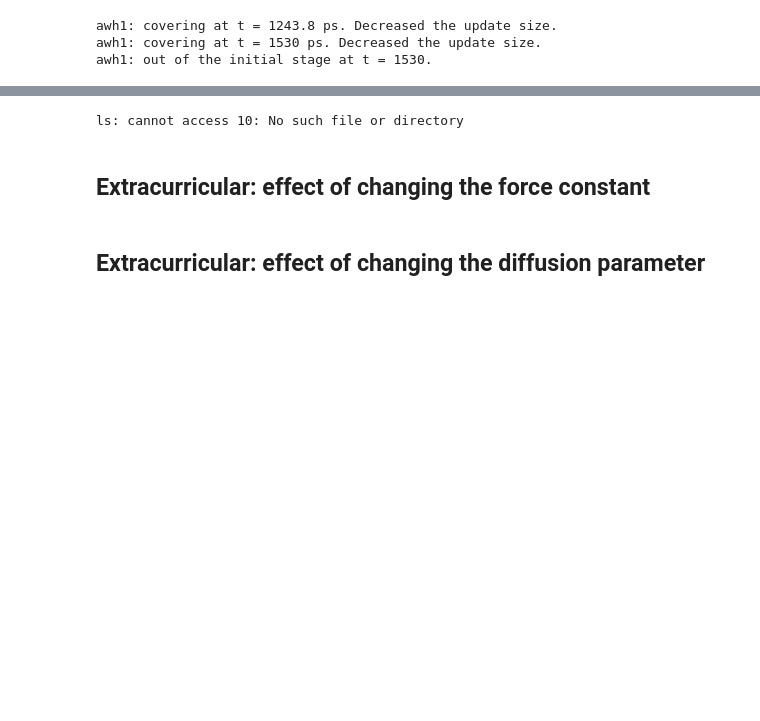
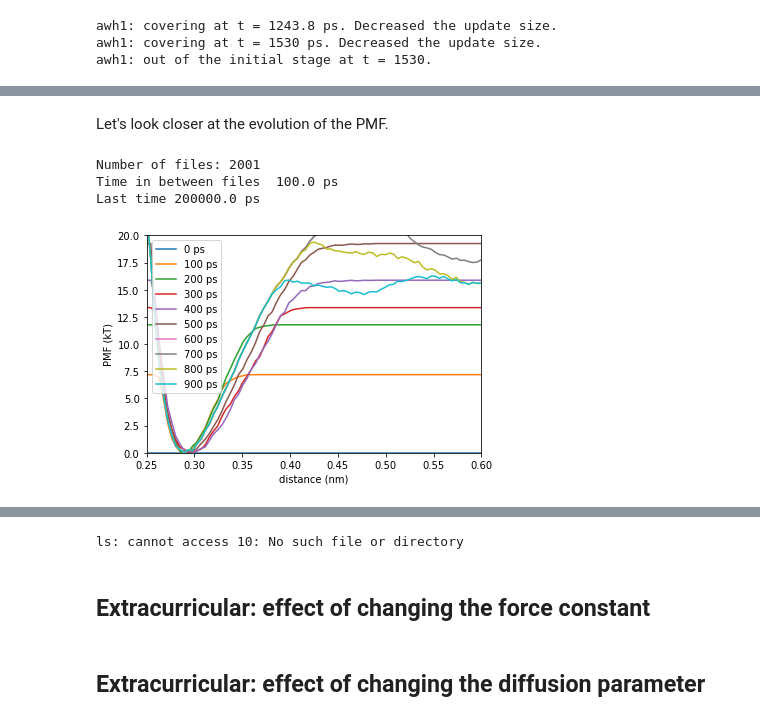
Before and after one commit to vivecalindahl/awh-tutorial, a Jupyter notebook: dna-base-pair-opening/awh-tutorial.ipynb, the cells around one changed output, grey strips where cells are left out. Drawn from its saved outputs; the diff is of its cells as text; code cells hidden in the pictures; blank space fills up the shorter version.

```diff
--- a/dna-base-pair-opening/awh-tutorial.ipynb
+++ b/dna-base-pair-opening/awh-tutorial.ipynb
@@ -135,0 +181,5 @@ After exiting the initial stage, the free energy update size will decrease stead
+# %%
+t=50000 # ps
+# -free for nice layout
+# -nxy to plot multicolumn data
+!xmgrace -free -nxy awh_t{t}.xvg # wait for it...
@@ -135,0 +198,39 @@ After exiting the initial stage, the free energy update size will decrease stead
+# %% [markdown]
+Let's look closer at the evolution of the PMF.
+# %%
+import re # use regular expressions to find matching strings
+
+# Plot PMFs from AWH xvg files
+
+# A list of all AWH files
+fnames = !ls awh_t*xvg
+
+# Extract time of each file
+times = [float(re.findall('awh_t(.+?).xvg', fname)[0]) for fname in fnames]
+
+# Sort the files chronologically
+fnames = [f for (t,f) in sorted(zip(times, fnames))]
+times.sort()
+print "Number of files:", len(fnames)
+print "Time in between files ", times[1] - times[0], 'ps'
+print "Last time", times[-1], 'ps'
+# %% [output]
+Number of files: 2001
+Time in between files  100.0 ps
+Last time 200000.0 ps
+# %%
+# Plot the PMF from first files/times
+labels=[]
+istart = 0  # Start plotting this file index
+nplot = 10  # Number of files to plot
+for fname in fnames[istart:istart+nplot]:
+    data=read_xvg(fname)
+    labels.append(re.findall('awh_t(.+?).xvg', fname)[0] + ' ps') # use the time as label
+    plt.plot(data[:,0], data[:,1])
+plt.xlabel('distance (nm)')
+plt.ylabel('PMF (kT)')
+plt.xlim([0.25,0.60])
+plt.ylim([0,20])
+plt.legend(labels);
+# %% [output]
+[figure, added]
```
Also changed, not shown: parts of 21 cells of this notebook.
